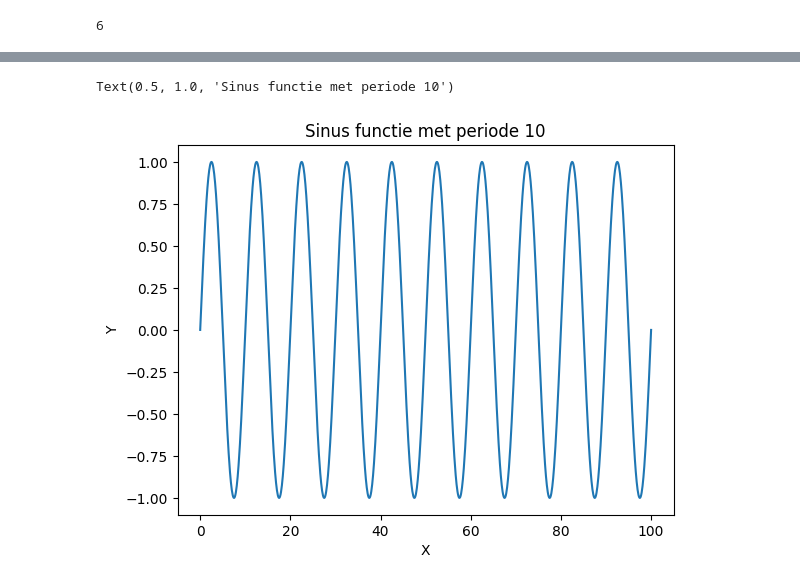
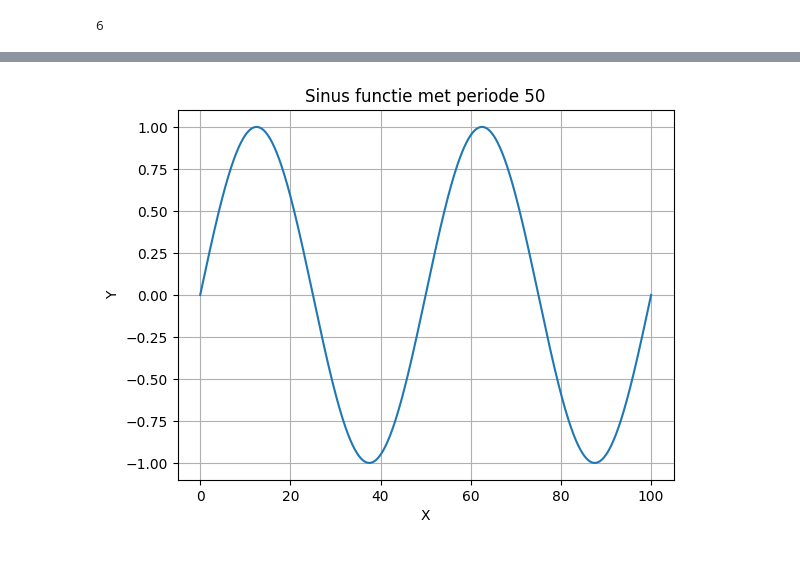
Before and after one commit to Xorbit17/example-github-jupyter, a Jupyter notebook: les.ipynb, the cells around one changed output, grey strips where cells are left out. Cells and saved outputs as stored; diff of their text form; code cells hidden in the pictures.

```diff
--- a/les.ipynb
+++ b/les.ipynb
@@ -47,16 +65,17 @@ Voorbeeld van matplotlib.
 # %%
 import numpy as np
 import matplotlib.pyplot as plt
 
 period = 50
 
 x = np.linspace(0.0,100.0,1000)
 y = np.sin(x  * (2.0 * np.pi / period))
 
 plt.plot(x,y)
 plt.xlabel('X')
 plt.ylabel('Y')
+plt.grid(True)
 plt.title(f'Sinus functie met periode {period}')
+plt.show()
 # %% [output]
-Text(0.5, 1.0, 'Sinus functie met periode 10')
-[figure, old version]
+[figure, new version]
```
Also changed, not shown: parts of 1 cell of this notebook.
